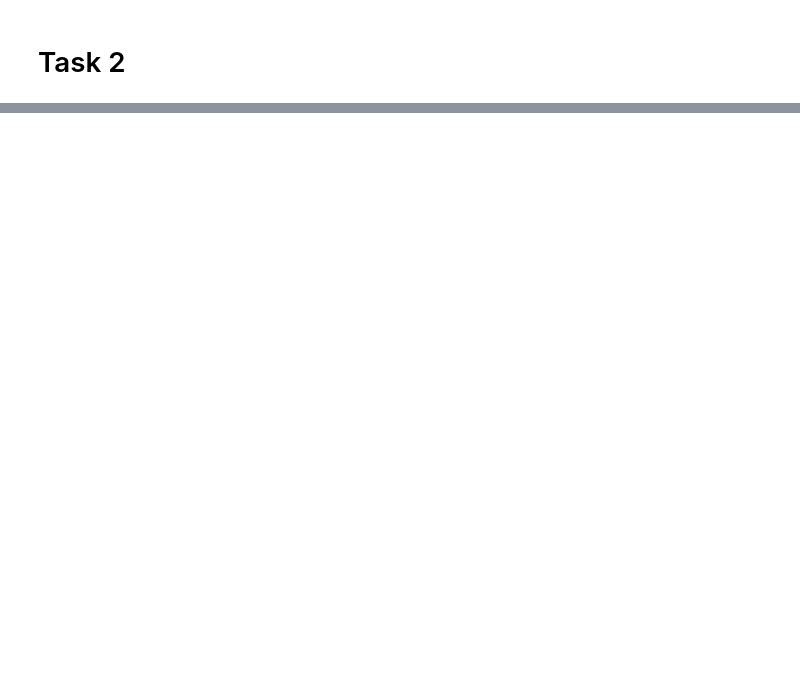
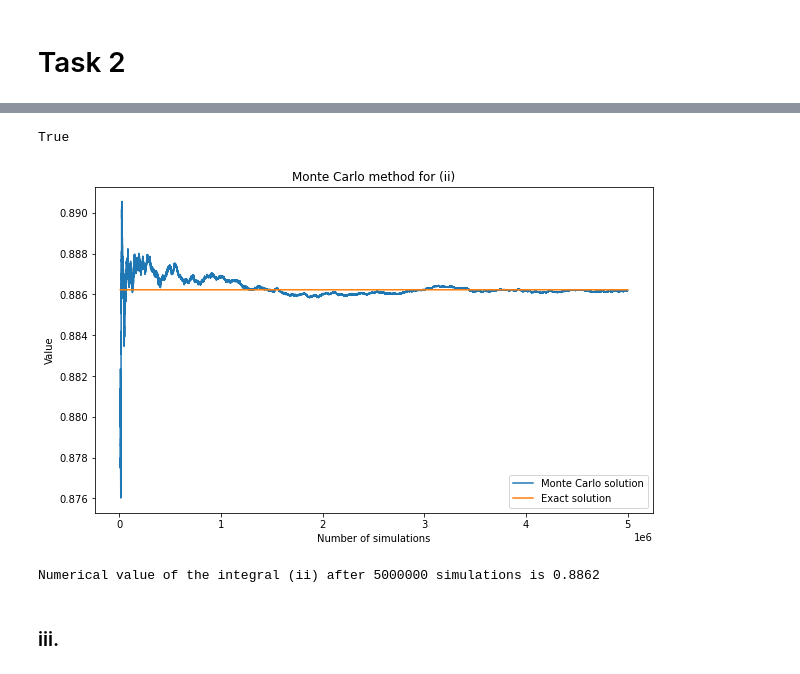
Before and after one commit to akaufman22/CQF, a Jupyter notebook: M3/Exam.ipynb, the cells around one changed output, grey strips where cells are left out. Saved outputs shown, nothing was run; the diff lists cells and outputs as text; code cells hidden in the pictures; blank space fills up the shorter version.

```diff
--- a/M3/Exam.ipynb
+++ b/M3/Exam.ipynb
@@ -646,0 +903,29 @@ To conclude, the argument that asian options are used when one needs to cheapen
+# %%
+def func_ii(y):
+    return np.exp(-((1 / y) - 1) ** 2) / (y ** 2)
+
+eps = sqrt(2.2250738585072014e-308)
+
+print((eps * func_ii(eps) == 0))
+# %% [output]
+True
+# %%
+N = 5000000
+np.random.seed(42)
+
+vector_ii = func_ii(np.random.uniform(eps, 1, N))
+plt.figure(figsize=(10, 6))
+plt.plot(np.arange(1, N + 1)[10000:],  (vector_ii.cumsum() / np.arange(1, N + 1))[10000:],
+         label="Monte Carlo solution")
+plt.plot(np.arange(1, N + 1)[10000:], [sqrt(pi) / 2] * len(np.arange(1, N + 1)[10000:]), label='Exact solution')
+plt.legend(loc='lower right', frameon=True)
+plt.title('Monte Carlo method for (ii)')
+plt.xlabel('Number of simulations')
+plt.ylabel('Value')
+plt.show()
+print("Numerical value of the integral (ii) after %d simulations is %.4f" % (N, vector_ii.mean()))
+# %% [output]
+[figure, added]
+Numerical value of the integral (ii) after 5000000 simulations is 0.8862
+# %% [markdown]
+### iii.
```
Also changed, not shown: parts of 41 cells of this notebook.
